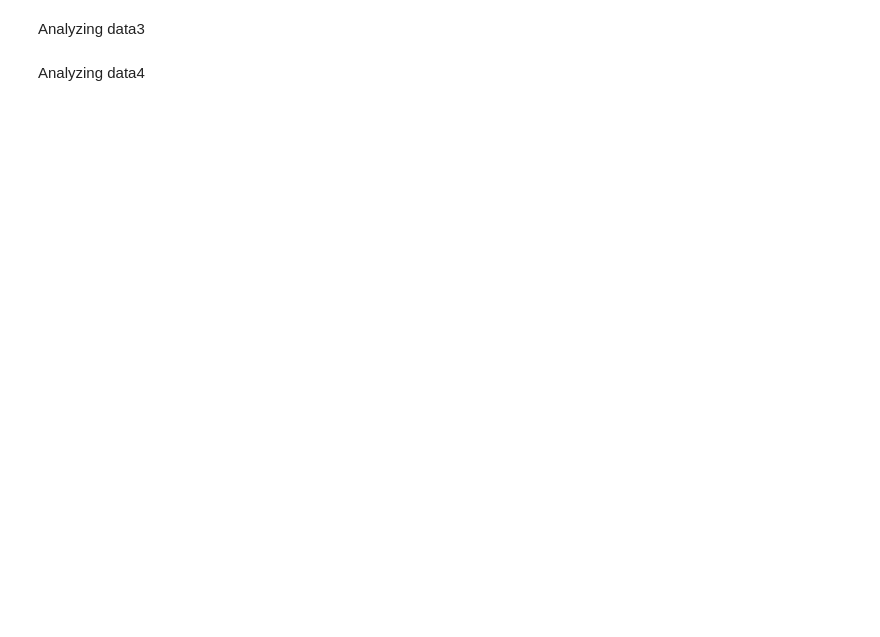
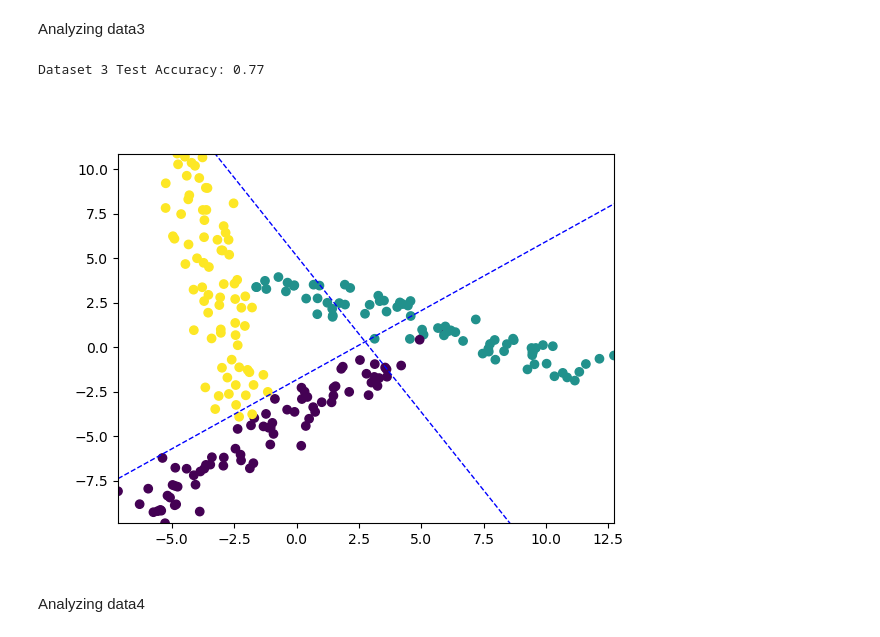
Before and after one commit to runkle-austin/380FinalProject, a Jupyter notebook: 380_project.ipynb, the cells around one changed output. Drawn from its saved outputs; the diff is of its cells as text; code cells hidden in the pictures; blank space fills up the shorter version.

```diff
--- a/380_project.ipynb
+++ b/380_project.ipynb
@@ -164,0 +179,9 @@ def build_tree(X, y, depth, function):
+# %%
+def traverse_tree(node, point):
+    if node.is_leaf:
+        return node.class_label
+    pred = node.SVM.predict(point.to_frame().T)[0]
+    if pred == 1:
+        return traverse_tree(node.left, point)
+    else:
+        return traverse_tree(node.right, point)
@@ -205,12 +309,20 @@ Analyzing data3
 # %%
 MAX_TREE_HEIGHT = math.ceil(math.log2(3)) + 1
 random_state = 1234
-X = data2_train[['x', 'y']]
-y = data2_train['Class']
+X = data3_train[['x', 'y']]
+y = data3_train['Class']
 X_train, X_test, y_train, y_test = train_test_split(X, y, test_size = 0.25, random_state = random_state)
 
-# TODO store the tree in a way that supports traversal and testing
 tree3 = build_tree(X_train, y_train, 0, "linear")
+plot(tree3, X_train.to_numpy(), y_train.to_numpy())
+predicted_classes = []
+for _, point in X_test.iterrows():
+    predicted_classes.append(traverse_tree(tree3, point))
+acc = accuracy_score(y_test.to_numpy(), predicted_classes)
+print(f"Dataset 3 Test Accuracy: {acc:.2f}")
+# %% [output]
+Dataset 3 Test Accuracy: 0.77
+[figure, added]
 # %% [markdown]
 Analyzing data4
 # %%
```
Also changed, not shown: parts of 15 cells of this notebook.
